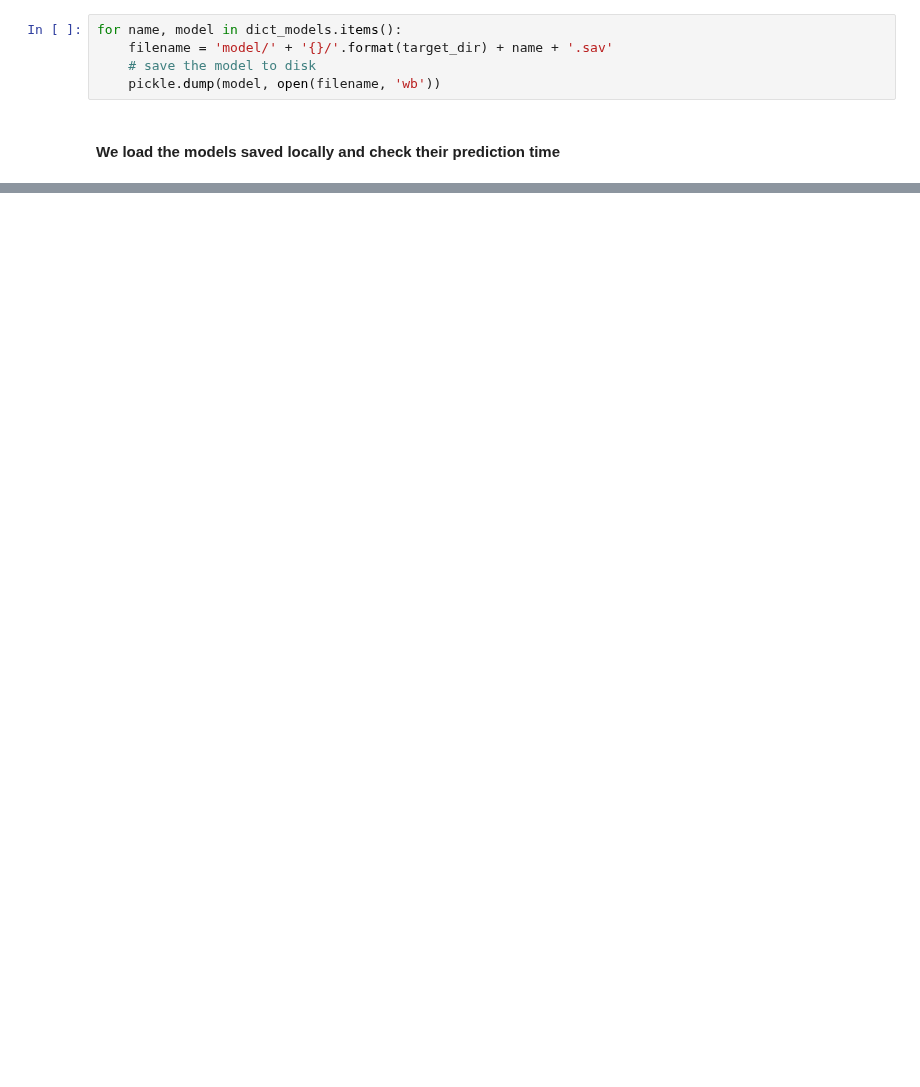
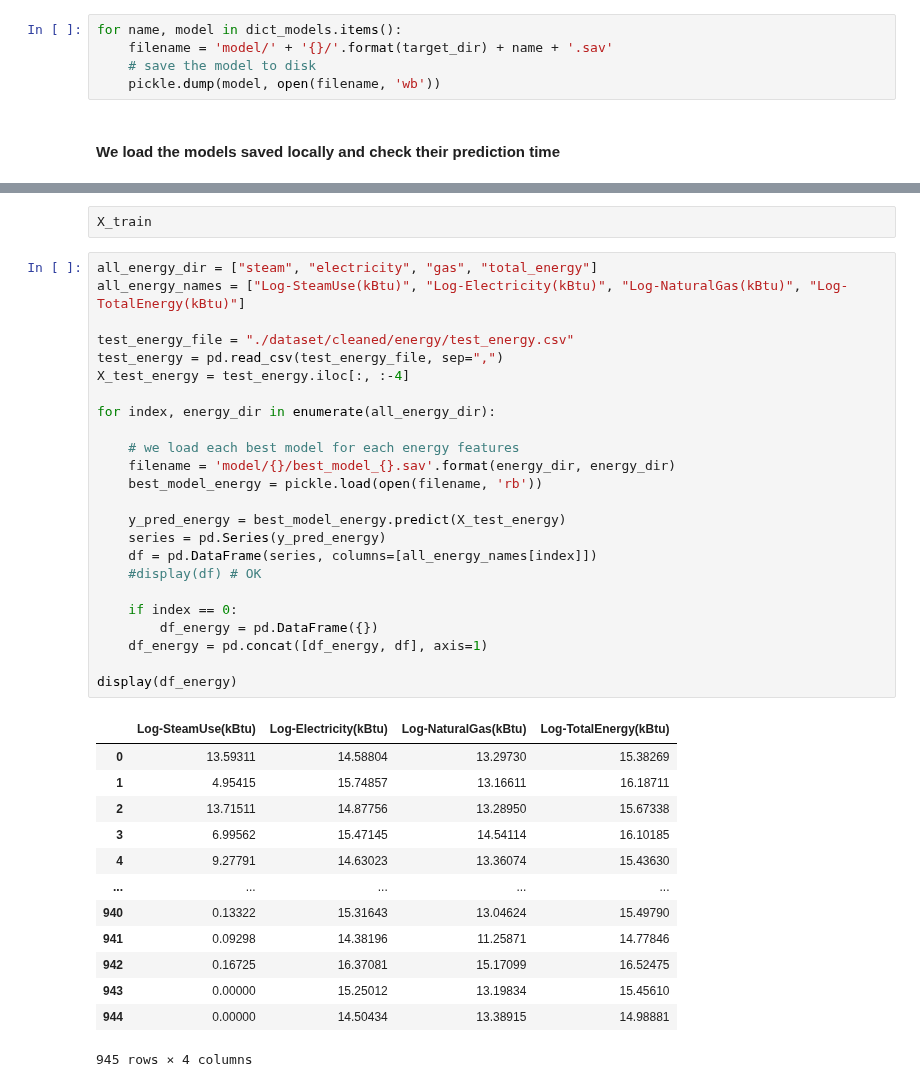
Before and after one commit to oumeima-elgharbi/P4_Data_Science_OpenClassrooms, a Jupyter notebook: P4_05_prediction_CO2.ipynb, the cells around one changed output, grey strips where cells are left out. Cells and saved outputs as stored; diff of their text form; blank space fills up the shorter version.

```diff
--- a/P4_05_prediction_CO2.ipynb
+++ b/P4_05_prediction_CO2.ipynb
@@ -909,0 +932,40 @@ TypeError: 'module' object is not callable
+# %% [raw]
+X_train
+# %%
+all_energy_dir = ["steam", "electricity", "gas", "total_energy"]
+all_energy_names = ["Log-SteamUse(kBtu)", "Log-Electricity(kBtu)", "Log-NaturalGas(kBtu)", "Log-TotalEnergy(kBtu)"]
+
+test_energy_file = "./dataset/cleaned/energy/test_energy.csv"
+test_energy = pd.read_csv(test_energy_file, sep=",")
+X_test_energy = test_energy.iloc[:, :-4]
+
+for index, energy_dir in enumerate(all_energy_dir):
+
+    # we load each best model for each energy features
+    filename = 'model/{}/best_model_{}.sav'.format(energy_dir, energy_dir)
+    best_model_energy = pickle.load(open(filename, 'rb'))
+
+    y_pred_energy = best_model_energy.predict(X_test_energy)
+    series = pd.Series(y_pred_energy)
+    df = pd.DataFrame(series, columns=[all_energy_names[index]])
+    #display(df) # OK
+
+    if index == 0:
+        df_energy = pd.DataFrame({})
+    df_energy = pd.concat([df_energy, df], axis=1)
+
+display(df_energy)
+# %% [output]
+|  | Log-SteamUse(kBtu) | Log-Electricity(kBtu) | Log-NaturalGas(kBtu) | Log-TotalEnergy(kBtu) |
+| 0 | 13.59311 | 14.58804 | 13.29730 | 15.38269 |
+| 1 | 4.95415 | 15.74857 | 13.16611 | 16.18711 |
+| 2 | 13.71511 | 14.87756 | 13.28950 | 15.67338 |
+| 3 | 6.99562 | 15.47145 | 14.54114 | 16.10185 |
+| 4 | 9.27791 | 14.63023 | 13.36074 | 15.43630 |
+| ... | ... | ... | ... | ... |
+| 940 | 0.13322 | 15.31643 | 13.04624 | 15.49790 |
+| 941 | 0.09298 | 14.38196 | 11.25871 | 14.77846 |
+| 942 | 0.16725 | 16.37081 | 15.17099 | 16.52475 |
+| 943 | 0.00000 | 15.25012 | 13.19834 | 15.45610 |
+| 944 | 0.00000 | 14.50434 | 13.38915 | 14.98881 |
+945 rows × 4 columns
```
Also changed, not shown: parts of 12 cells of this notebook, 4 other files.
